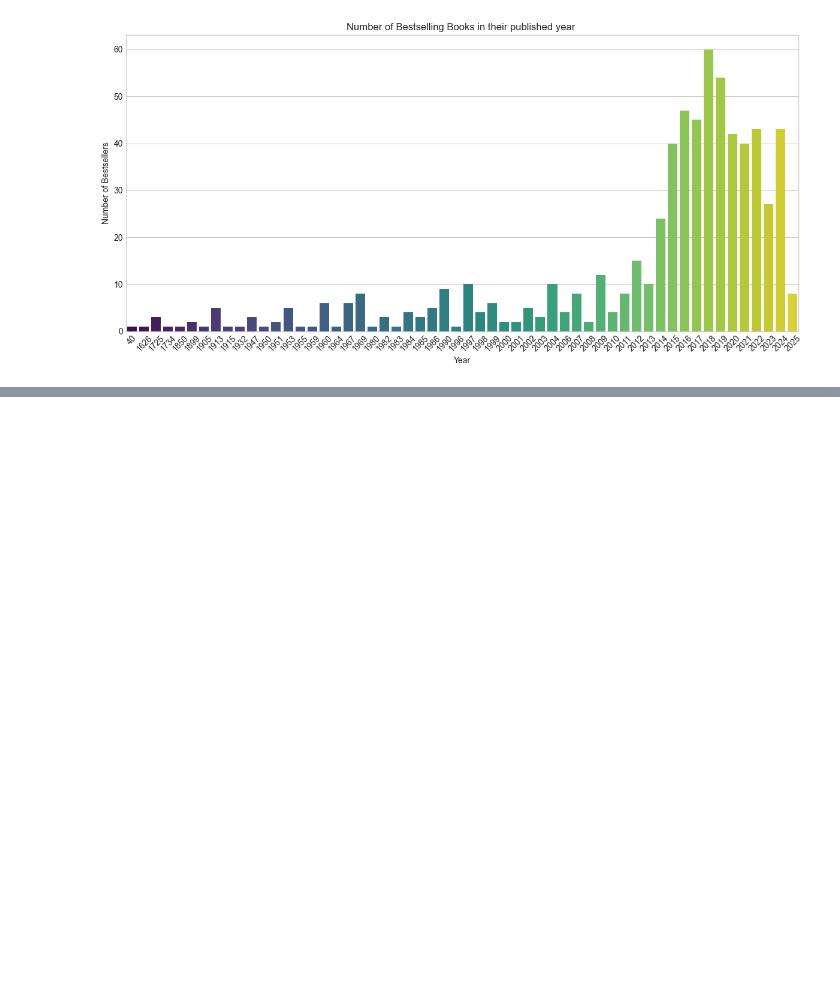
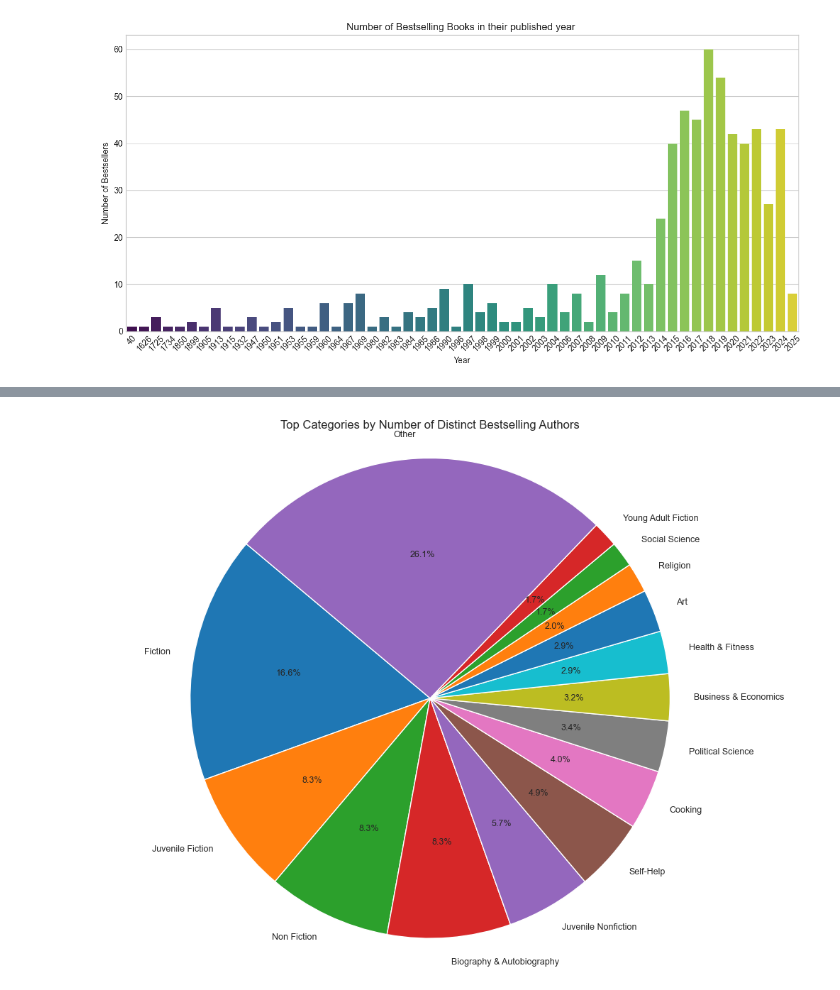
Before and after one commit to Martagilant/EDA, a Jupyter notebook: amazon_analysis_III.ipynb, the cells around one changed output, grey strips where cells are left out. Drawn from its saved outputs; the diff is of its cells as text; code cells hidden in the pictures; blank space fills up the shorter version.

```diff
--- a/amazon_analysis_III.ipynb
+++ b/amazon_analysis_III.ipynb
@@ -274,0 +371,31 @@ Passing `palette` without assigning `hue` is deprecated and will be removed in v
+# %%
+import matplotlib.pyplot as plt
+
+# Count distinct bestselling authors per category
+category_author_counts = df.groupby('Categories')['Author'].nunique().sort_values(ascending=False)
+
+# Keep top 14 categories, group the rest as "Other"
+top_10 = category_author_counts.head(10)
+other_total = category_author_counts[10:].sum()
+
+# Combine into one series for plotting
+category_combined = pd.concat([top_14, pd.Series({'Other': other_total})])
+
+# Plot pie chart
+plt.figure(figsize=(10, 8))
+plt.pie(
+    category_combined,
+    labels=category_combined.index,
+    autopct='%1.1f%%',
+    startangle=140,
+    wedgeprops=dict(edgecolor='white'),
+    textprops={'fontsize': 9}
+)
+
+plt.title('Top Categories by Number of Distinct Bestselling Authors')
+plt.axis('equal')  # Keep the pie chart circular
+plt.tight_layout()
+plt.savefig("pie_bestselling_authors_categories", dpi=300, bbox_inches='tight')
+plt.show()
+# %% [output]
+[figure, added]
```
Also changed, not shown: parts of 12 cells of this notebook, 16 other files.
